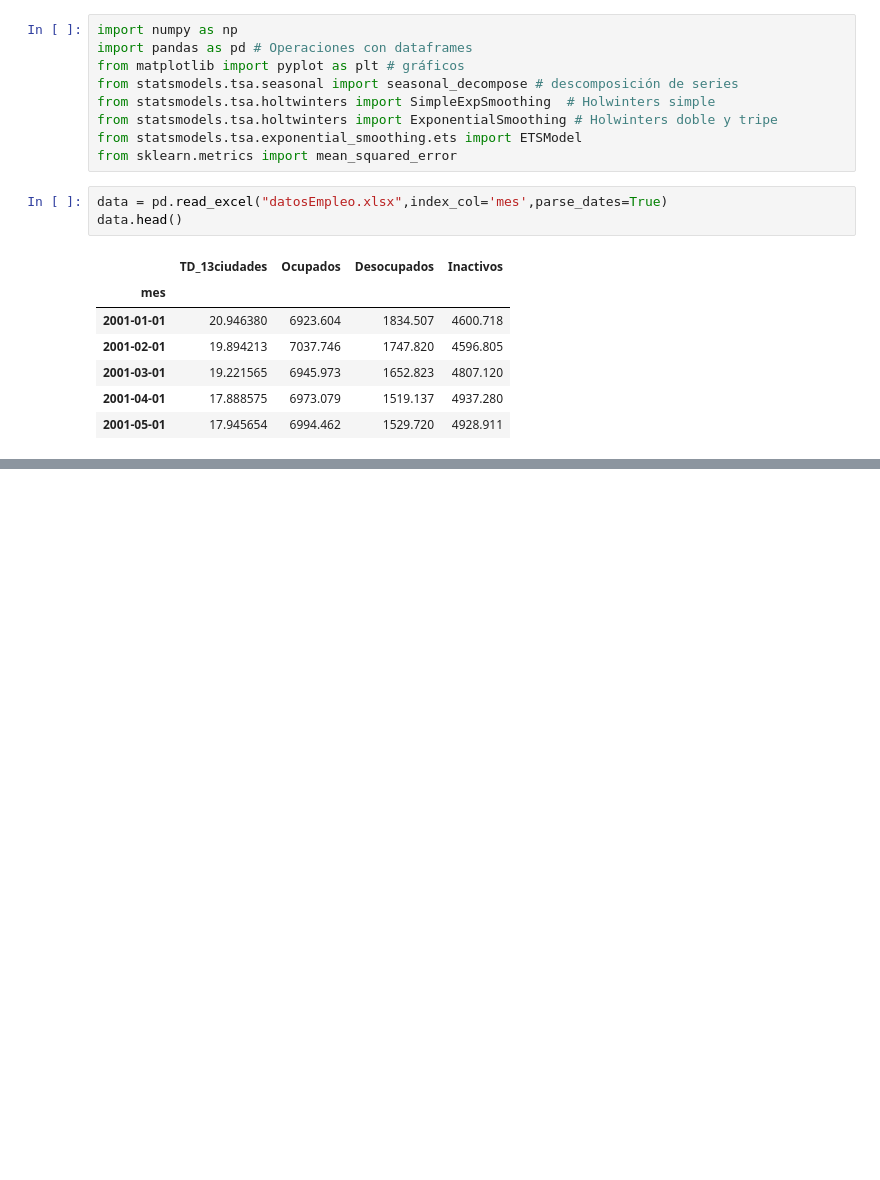
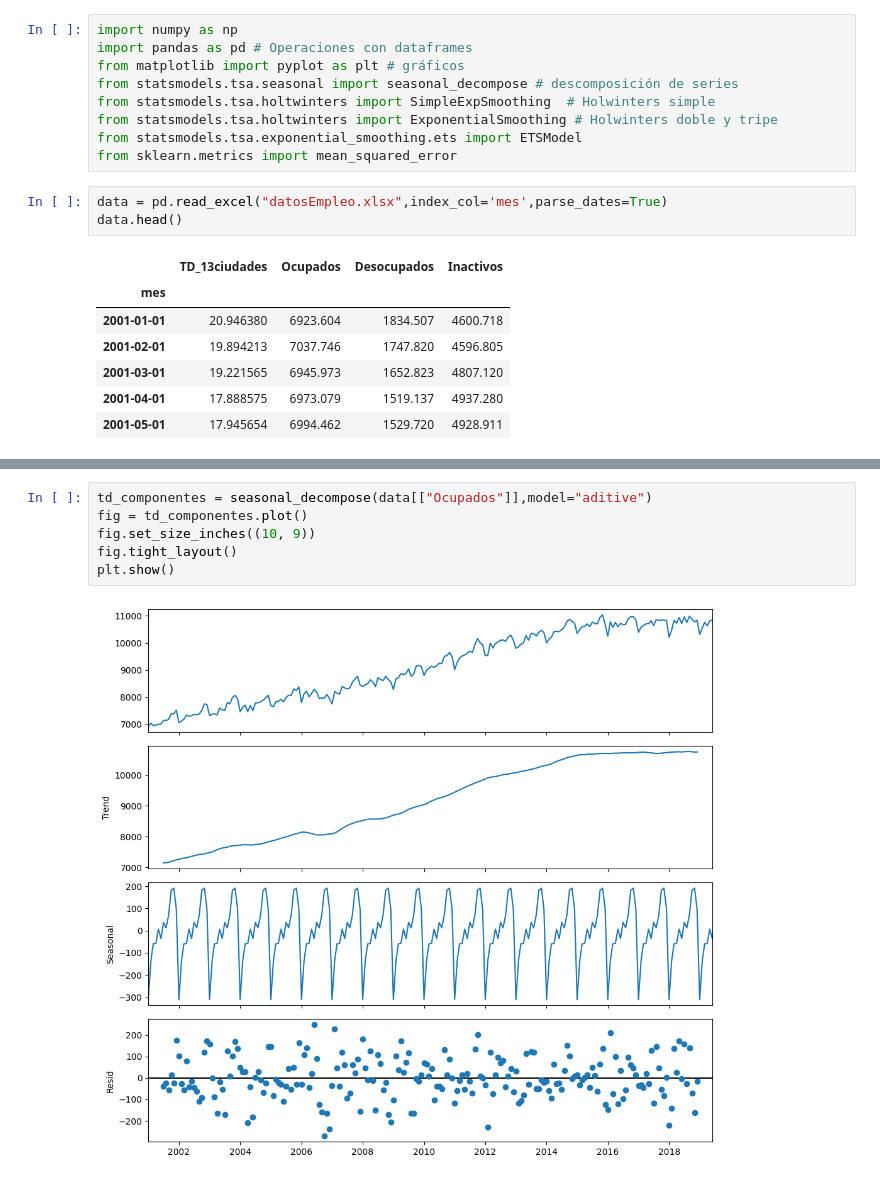
Before and after one commit to DarkLord0404/AAIII, a Jupyter notebook: Taller1.ipynb, the cells around one changed output, grey strips where cells are left out. Saved outputs shown, nothing was run; the diff lists cells and outputs as text; blank space fills up the shorter version.

```diff
--- a/Taller1.ipynb
+++ b/Taller1.ipynb
@@ -40,0 +41,8 @@ plt.show()
+# %%
+td_componentes = seasonal_decompose(data[["Ocupados"]],model="aditive")
+fig = td_componentes.plot()
+fig.set_size_inches((10, 9))
+fig.tight_layout()
+plt.show()
+# %% [output]
+[figure, added]
```
Also changed, not shown: parts of 29 cells of this notebook, 1 other file.
